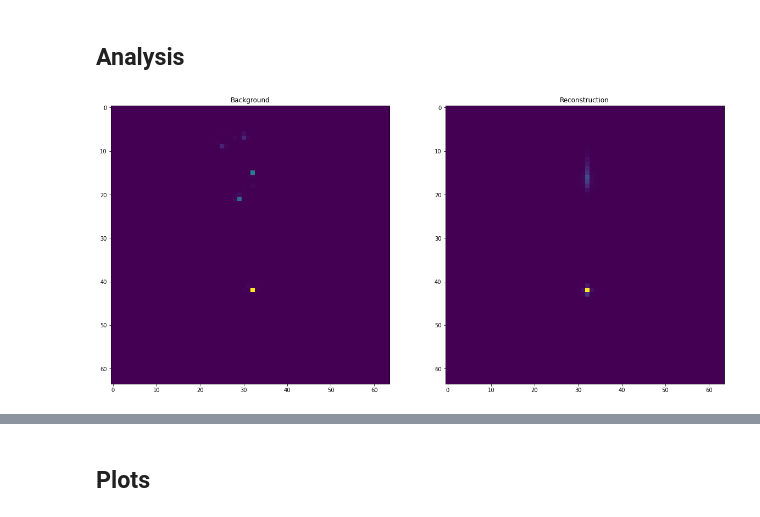
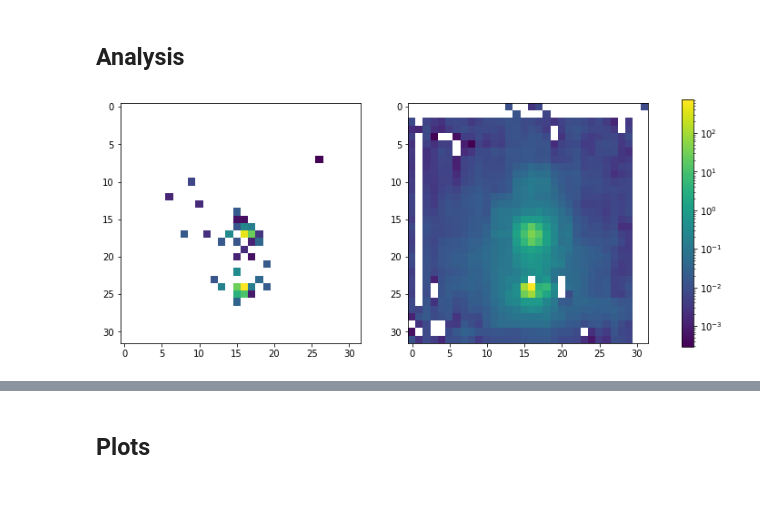
Before and after one commit to imdinu/pae-lhco, a Jupyter notebook: notebooks/cnnpae.ipynb, the cells around one changed output, grey strips where cells are left out. Saved outputs shown, nothing was run; the diff lists cells and outputs as text; code cells hidden in the pictures.

```diff
--- a/notebooks/cnnpae.ipynb
+++ b/notebooks/cnnpae.ipynb
@@ -257,20 +212,20 @@ pae = builder.pae
 #w_gmm_valid = gmm.get_weights(dataset["mjj_valid"])
 
 ae_train ={
-    'batch_size':16,
+    'batch_size':32,
     'epochs':40,
     #'sample_weight':w_kde,
     'validation_data':(dataset["x_valid"],dataset["x_valid"]),#,w_kde_valid),
     'callbacks':tfk.callbacks.ReduceLROnPlateau(
         factor=0.2,
-        patience=10,
+        patience=5,
         verbose=1
     )
 }
 
 nf_train ={
     'batch_size':100,
-    'epochs':200,
+    'epochs':50,
     'validation_data':(dataset["x_valid"],dataset["x_valid"]),
     'callbacks':tfk.callbacks.ReduceLROnPlateau(
         factor=0.2,
@@ -280,4 +235,6 @@ nf_train ={
 }
 with tf.device("/device:GPU:0"):
     %time pae.fit(dataset["x_train"],None,ae_train,nf_train)
+
+#%time pae.ae.fit(x=dataset["x_train"], y=dataset["x_train"], **ae_train)
 # %% [output]
@@ -318,19 +275,30 @@ fig.show('vscode')
 ## Analysis
 # %%
 import matplotlib.pyplot as plt
+from matplotlib.colors import LogNorm
 
-
-img = pae.ae.decode(z_true[:100])
+#img = pae.ae.decode(z_true[:100])
+img = pae.ae.predict(dataset['x_train'][:100,:,:,:])
 # %%
-no=13
+no=17
+ch = 0
 
-plt.figure(figsize=(20,10))
-plt.subplot(1,2,1)
-plt.title('Background')
-plt.imshow(dataset['x_train'][no])
-plt.subplot(1,2,2)
-plt.title('Reconstruction')
-plt.imshow(img[no])
+fig, axes = plt.subplots(nrows=1, ncols=2, figsize=(13,5))
+for data, ax in zip([dataset['x_train'][no][:,:,ch], img[no][:,:,ch]], axes.flat):
+    im = ax.imshow(data, norm=LogNorm())
+
+fig.colorbar(im, ax=axes.ravel().tolist())
+
 plt.show()
+
+# plt.figure(figsize=(16,8))
+# plt.subplot(1,2,1)
+# plt.title('Background')
+# im = plt.imshow(dataset['x_train'][no][:,:,ch])
+# fig.colorbar(im)
+# plt.subplot(1,2,2)
+# plt.title('Reconstruction')
+# plt.imshow(img[no][:,:,ch])
+# plt.show()
 # %% [output]
-[figure, old version]
+[figure, new version]
```
Also changed, not shown: parts of 30 cells of this notebook.
